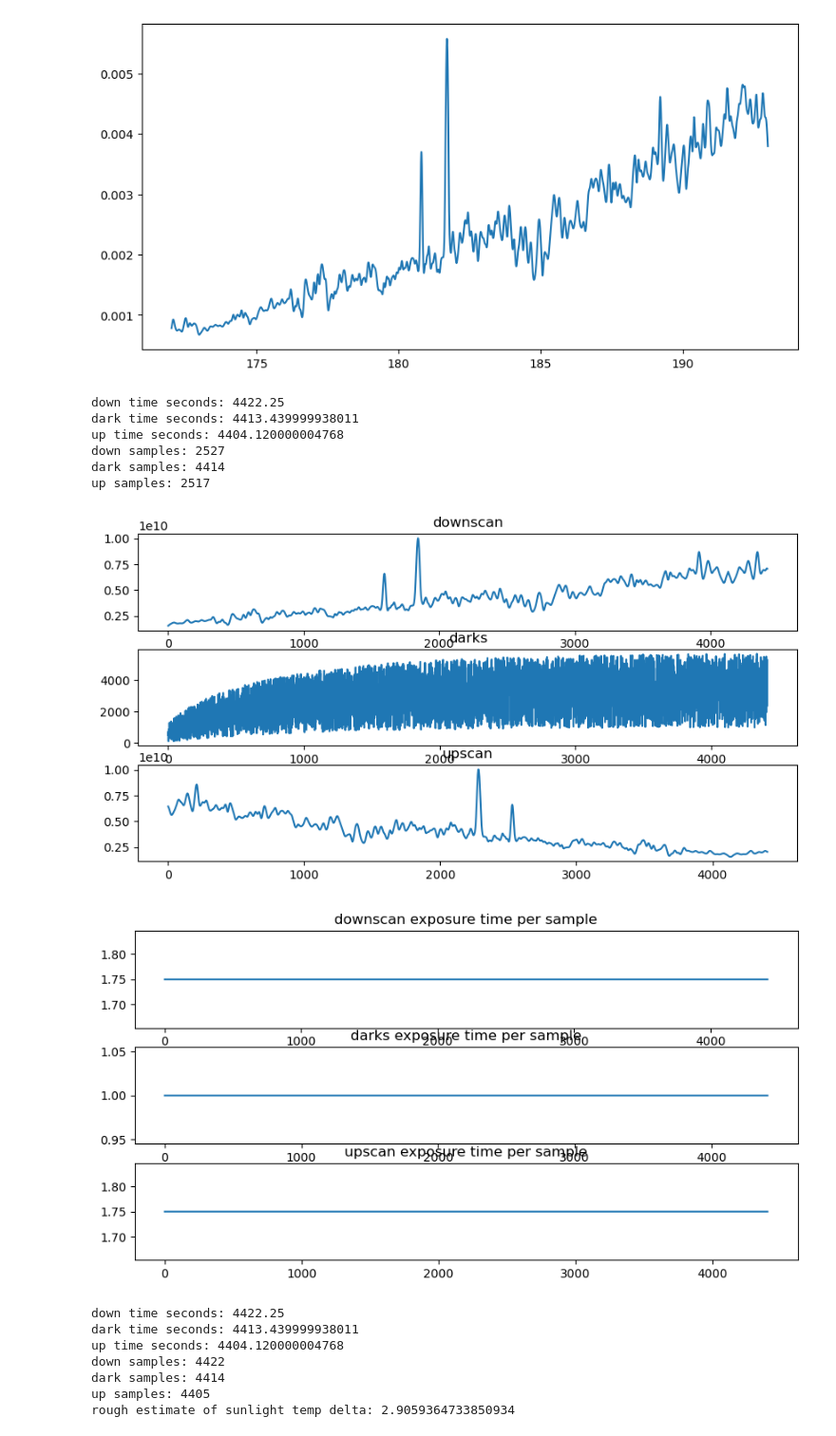
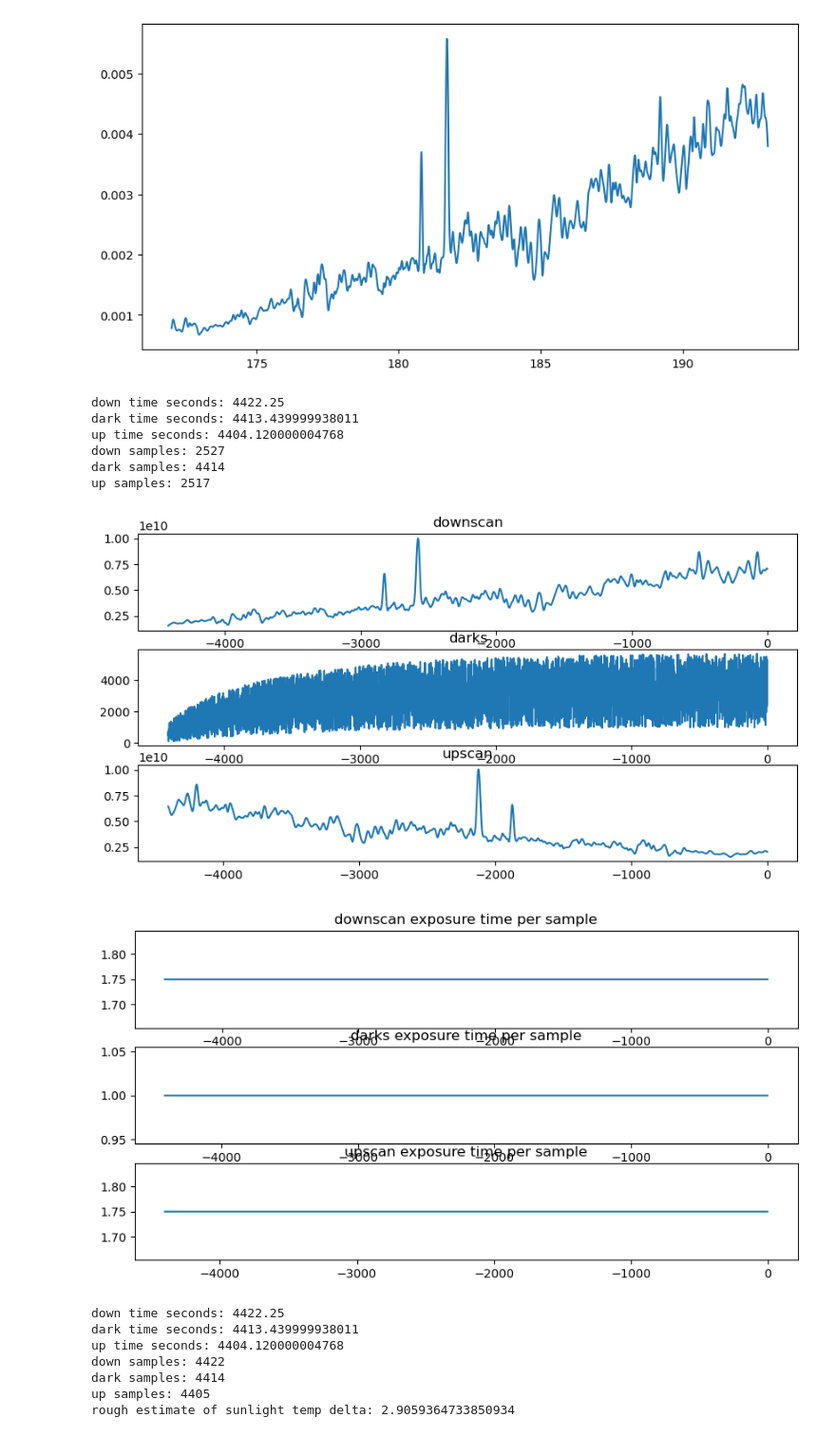
Before and after one commit to pilotchute/lasp_dsse_hw, a Jupyter notebook: DSSE_HW.ipynb, the cells around one changed output. Shown: that part at 95% size. Cells and saved outputs as stored; diff of their text form; code cells hidden in the pictures.

```diff
--- a/DSSE_HW.ipynb
+++ b/DSSE_HW.ipynb
@@ -64,42 +65,46 @@ up_start = np.where (inst_tele[:,0]>=up_start_time)[0][0]
 up_end = len(inst_tele[:,0]) #np.where (inst_tele[:,0]==up_end_time)[0][0] #this breaks, looks like the data ends before the plan does.
 print("up samples: "+str(up_end-up_start))
 
+down = inst_tele[down_start:down_end,:]
+dark = inst_tele[dark_start:dark_end,:]
+up = inst_tele[up_start:up_end,:]
+
 #we got lucky that "==" worked, though we could have done ">" and taken the first element of the output array.
 
 # mp.figure(figsize=(9,3))
 # mp.title('microsecondsSinceGpsEpoch per data point')
 # mp.plot(inst_tele[down_start:up_end-1,0]-down_start_time,np.diff(inst_tele[down_start:up_end,0]))
 # mp.show()
 
 # mp.figure(2,figsize=(9,3))
 fig, axs = mp.subplots(3,1, figsize=(10,5))
-axs[0].plot(inst_tele[down_start:down_end,0]-down_start_time, inst_tele[down_start:down_end,2])
+axs[0].plot(down[:,0]-down[-1,0], down[:,2])
 axs[0].title.set_text('downscan')
-axs[1].plot(inst_tele[dark_start:dark_end,0]-dark_start_time, inst_tele[dark_start:dark_end,2])
+axs[1].plot(dark[:,0]-dark[-1,0], dark[:,2])
 axs[1].title.set_text('darks')
-axs[2].plot(inst_tele[up_start:up_end,0]-up_start_time, inst_tele[up_start:up_end,2])
+axs[2].plot(up[:,0]-up[-1,0], up[:,2])
 axs[2].title.set_text('upscan')
 # fig.show()
 
 # mp.figure(2,figsize=(9,3))
 fig, axs = mp.subplots(3,1, figsize=(10,5))
-axs[0].plot(inst_tele[down_start:down_end-1,0]-down_start_time, np.diff(inst_tele[down_start:down_end,0]))
+axs[0].plot(down[:-1,0]-down[-1,0], np.diff(down[:,0]))
 axs[0].title.set_text('downscan exposure time per sample')
-axs[1].plot(inst_tele[dark_start:dark_end-1,0]-dark_start_time, np.diff(inst_tele[dark_start:dark_end,0]))
+axs[1].plot(dark[:-1,0]-dark[-1,0], np.diff(dark[:,0]))
 axs[1].title.set_text('darks exposure time per sample')
-axs[2].plot(inst_tele[up_start:up_end-1,0]-up_start_time, np.diff(inst_tele[up_start:up_end,0]))
+axs[2].plot(up[:-1,0]-up[-1,0], np.diff(up[:,0]))
 axs[2].title.set_text('upscan exposure time per sample')
 
 # fig.show()
 # %% [output]
 down time seconds: 4422.25
 dark time seconds: 4413.439999938011
 up time seconds: 4404.120000004768
 down samples: 2527
 dark samples: 4414
 up samples: 2517
-[figure, old version]
+[figure, new version]
-[figure, old version]
+[figure, new version]
 # %%
 down_start_time = 9.434134508500002e8
 down_end_time = 9.434178731000002e8
```
Also changed, not shown: parts of 5 cells of this notebook.
